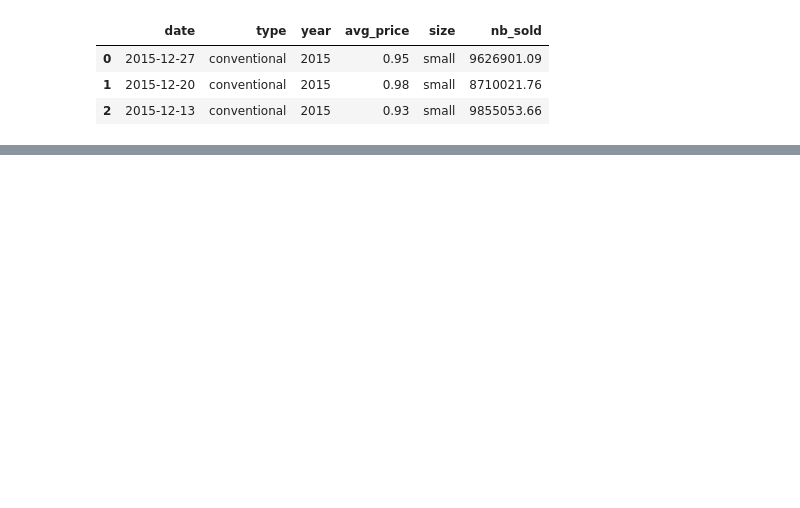
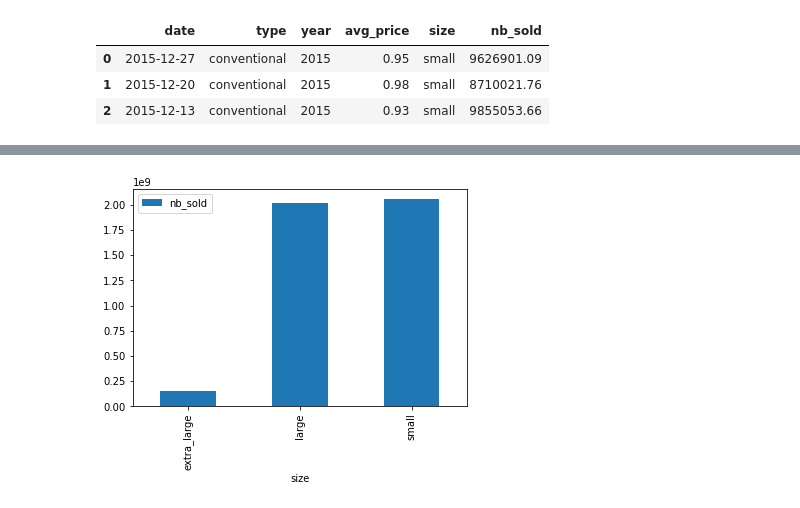
Before and after one commit to Kevin-Kwasnik/master-datasc, a Jupyter notebook: datacamp-materials/data-manipulation/data-visualiztion.ipynb, the cells around one changed output, grey strips where cells are left out. Drawn from its saved outputs; the diff is of its cells as text; code cells hidden in the pictures; blank space fills up the shorter version.

```diff
--- a/datacamp-materials/data-manipulation/data-visualiztion.ipynb
+++ b/datacamp-materials/data-manipulation/data-visualiztion.ipynb
@@ -12,0 +36,5 @@ avocado_df.head(3)
+# %%
+nb_sold_by_size.plot(kind = "bar")
+plt.show()
+# %% [output]
+[figure, added]
```
Also changed, not shown: parts of 17 cells of this notebook, 1 other file.
